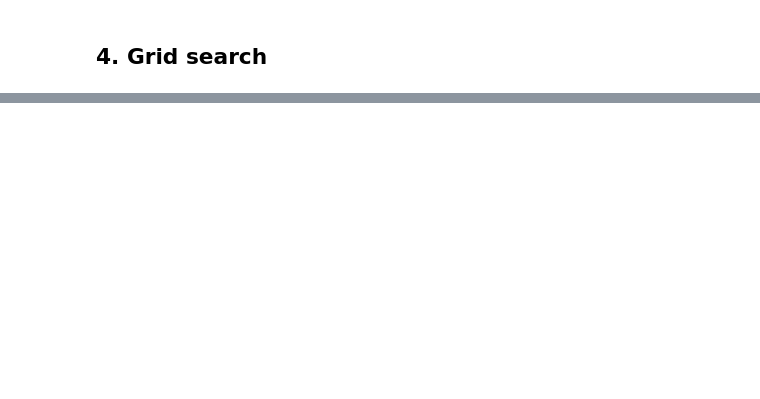
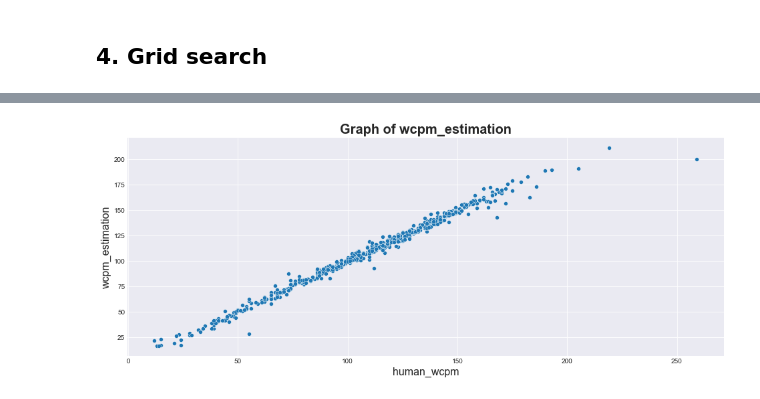
Before and after one commit to julesbertrand/LiterablyInsightProject, a Jupyter notebook: tutorial_litgrade.ipynb, the cells around one changed output, grey strips where cells are left out. Drawn from its saved outputs; the diff is of its cells as text; code cells hidden in the pictures; blank space fills up the shorter version.

```diff
--- a/tutorial_litgrade.ipynb
+++ b/tutorial_litgrade.ipynb
@@ -187,4 +204,2 @@ trainer.plot_grid_search(gd.cv_results_, x='bootstrap', hue=None, log_scale = Fa
 # %%
-trainer.feature_importance()
-stats, summary = trainer.evaluate_model(visualize = True)
-summary
+stats, summary, errors = trainer.evaluate_model(visualize = False)
@@ -199 +230,5 @@ summary
+# %%
+trainer.plot_wcpm_scatter(stats, y = 'wcpm_estimation', x = 'human_wcpm')
+# %% [output]
+[figure, added]
 # %%
```
Also changed, not shown: parts of 20 cells of this notebook, 9 other files.
